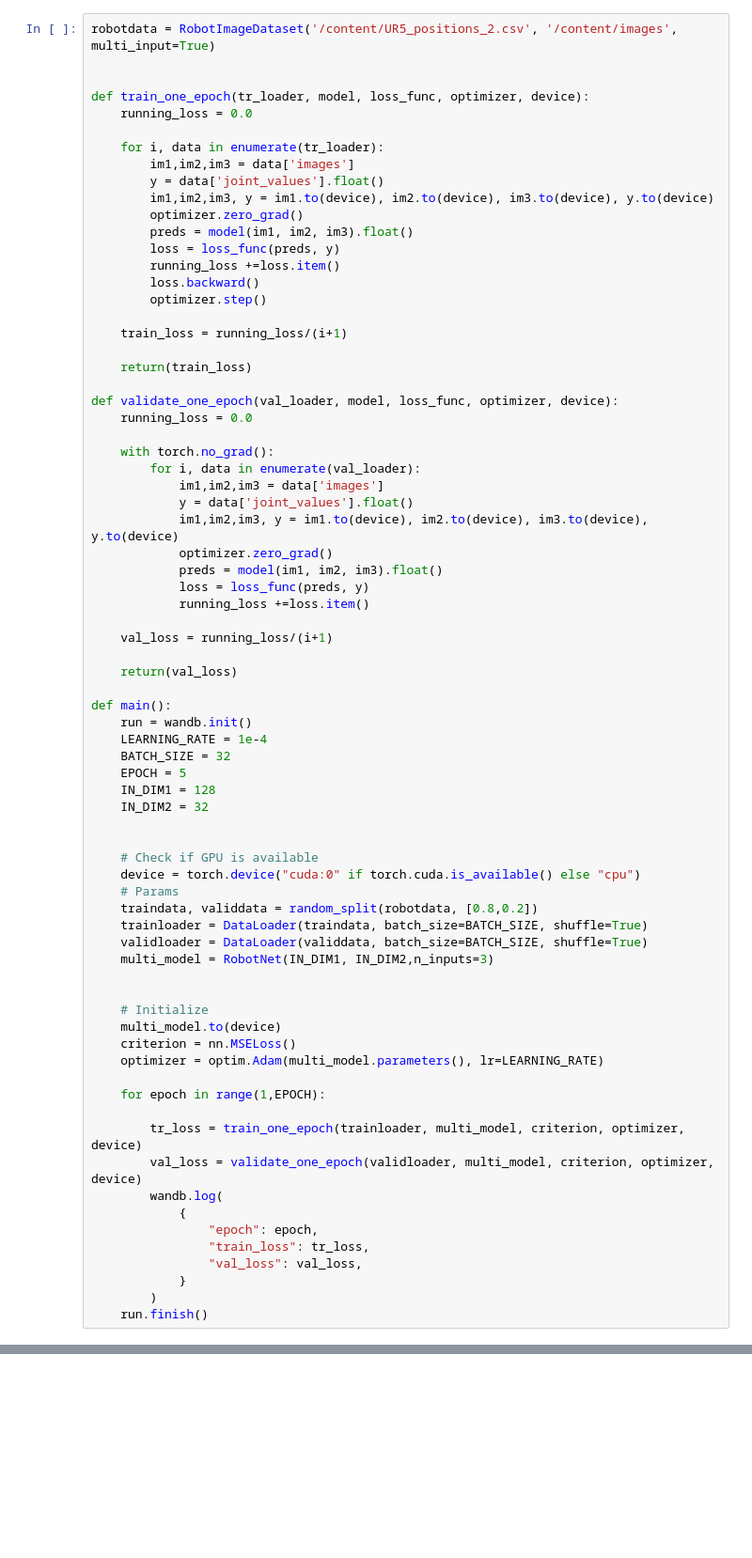
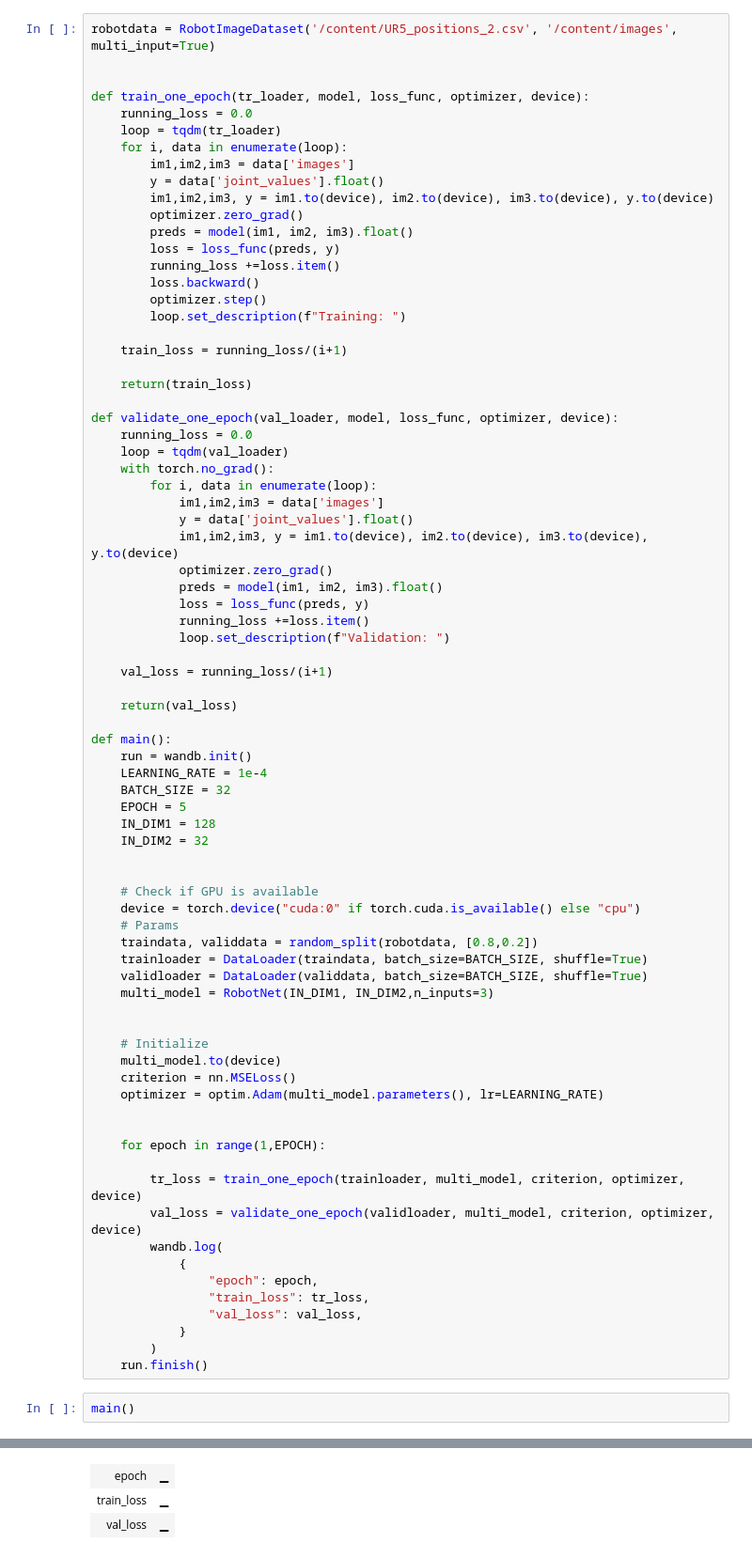
Before and after one commit to plarotta/vision-encoder, a Jupyter notebook: ani_prototyping_notebook.ipynb, the cells around one changed output, grey strips where cells are left out. Shown at 94% size. Cells and saved outputs as stored; diff of their text form; blank space fills up the shorter version.

```diff
--- a/ani_prototyping_notebook.ipynb
+++ b/ani_prototyping_notebook.ipynb
@@ -32,8 +54,8 @@ robotdata = RobotImageDataset('/content/UR5_positions_2.csv', '/content/images',
 
 def train_one_epoch(tr_loader, model, loss_func, optimizer, device):
     running_loss = 0.0
-
-    for i, data in enumerate(tr_loader):
+    loop = tqdm(tr_loader)
+    for i, data in enumerate(loop):
         im1,im2,im3 = data['images']
         y = data['joint_values'].float()
         im1,im2,im3, y = im1.to(device), im2.to(device), im3.to(device), y.to(device)
@@ -43,6 +65,7 @@ def train_one_epoch(tr_loader, model, loss_func, optimizer, device):
         running_loss +=loss.item()
         loss.backward()
         optimizer.step()
+        loop.set_description(f"Training: ")
 
     train_loss = running_loss/(i+1)
 
@@ -50,9 +73,9 @@ def train_one_epoch(tr_loader, model, loss_func, optimizer, device):
 
 def validate_one_epoch(val_loader, model, loss_func, optimizer, device):
     running_loss = 0.0
-
+    loop = tqdm(val_loader)
     with torch.no_grad():
-        for i, data in enumerate(val_loader):
+        for i, data in enumerate(loop):
             im1,im2,im3 = data['images']
             y = data['joint_values'].float()
             im1,im2,im3, y = im1.to(device), im2.to(device), im3.to(device), y.to(device)
@@ -60,6 +83,7 @@ def validate_one_epoch(val_loader, model, loss_func, optimizer, device):
             preds = model(im1, im2, im3).float()
             loss = loss_func(preds, y)
             running_loss +=loss.item()
+            loop.set_description(f"Validation: ")
 
     val_loss = running_loss/(i+1)
 
@@ -88,6 +112,7 @@ def main():
     criterion = nn.MSELoss()
     optimizer = optim.Adam(multi_model.parameters(), lr=LEARNING_RATE)
 
+
     for epoch in range(1,EPOCH):
 
         tr_loss = train_one_epoch(trainloader, multi_model, criterion, optimizer, device)
@@ -100,3 +125,6 @@ def main():
             }
         )
     run.finish()
+# %%
+main()
+# %% [output]
@@ -102,0 +133,3 @@ def main():
+| epoch | ▁ |
+| train_loss | ▁ |
+| val_loss | ▁ |
```
Also changed, not shown: parts of 3 cells of this notebook, 2 other files.
